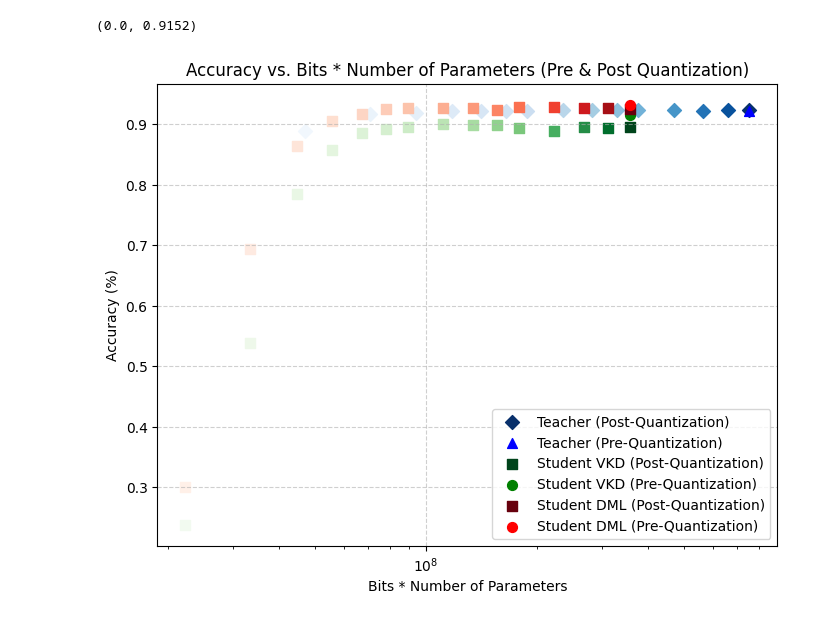
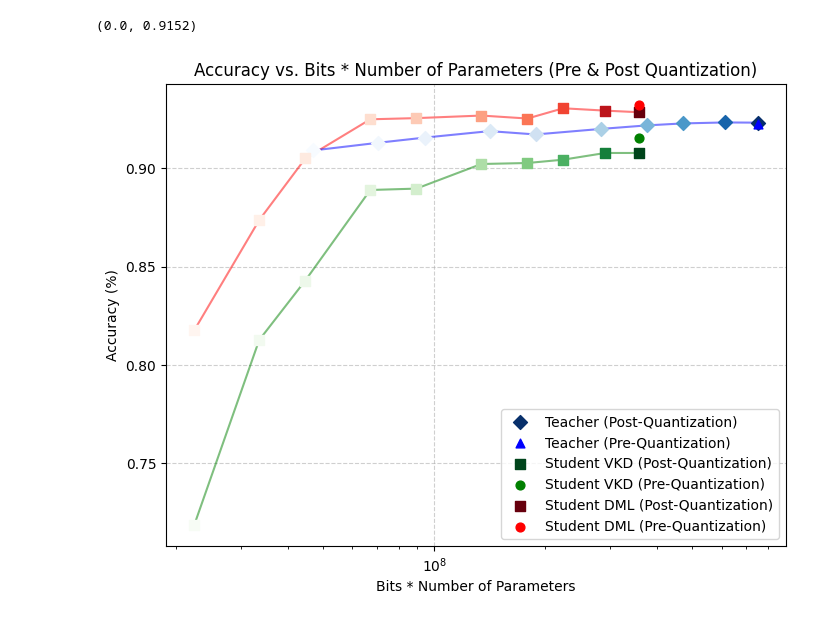
Before and after one commit to jiangqiw/DSC180B_Q2_Project, a Jupyter notebook: distill_teacher.ipynb, the cells around one changed output. Drawn from its saved outputs; the diff is of its cells as text; code cells hidden in the pictures.

```diff
--- a/distill_teacher.ipynb
+++ b/distill_teacher.ipynb
@@ -243,7 +246,7 @@ range2= range(20, 8, -4)
 range3= range(8, 4, -2)
 range4= range(4, 1, -1)
 bits_list = list(range1) + list(range2) + list(range3) + list(range4)
-
+bits_list= range(3, 1, -1)
 for bits in bits_list:
     # Quantization process
     quantizer = QuantizeNeuralNet(
@@ -254,8 +257,8 @@ for bits in bits_list:
         mlp_bits=bits,
         cnn_bits=bits,
         ignore_layers=[],
-        mlp_alphabet_scalar=scalar(bits),
-        cnn_alphabet_scalar=scalar(bits),
+        mlp_alphabet_scalar= 1.16, # scalar(bits)
+        cnn_alphabet_scalar= 1.16, #scalar(bits),
         mlp_percentile=1,
         cnn_percentile=1,
         reg=None,
@@ -920,11 +923,11 @@ Checkpoint saved for Student 1 at Epoch 6: checkpoints_student/checkpoints_stude
 KeyboardInterrupt:
 # %%
 #check accuracy
-checkpoint = torch.load('checkpoints_student/checkpoints_student_DML/student_0_epoch_5.pth')
+checkpoint = torch.load('checkpoints_student/checkpoints_student_DML/student_0_epoch_15.pth')
 student_net = networks.StudentNetwork(0.0, teacher_net = teacher_net)
 student_net = student_net.to(fast_device)
 student_net.load_state_dict(checkpoint)
-
+reproducibilitySeed()
 utils.getLossAccuracyOnDataset(student_net, test_loader, fast_device)
 # %% [output]
 (0.0, 0.932)
@@ -1213,9 +1215,9 @@ pre_quantization_teacher_bit_para = 752666944
 cmap_student_dml = plt.cm.Reds
 cmap_student_van = plt.cm.Greens
 cmap_teacher = plt.cm.Blues
-norm_student_dml = plt.Normalize(vmin=min(quant_student_dml['Bits*Num_Parameter'] * 0.5), vmax=max(quant_student_dml['Bits*Num_Parameter']))
-norm_student_van = plt.Normalize(vmin=min(quant_student_van['Bits*Num_Parameter'] * 0.5), vmax=max(quant_student_van['Bits*Num_Parameter']))
-norm_teacher = plt.Normalize(vmin=min(quant_teacher['Bits*Num_Parameter'] * 0.5), vmax=max(quant_teacher['Bits*Num_Parameter']))
+norm_student_dml = plt.Normalize(vmin=min(quant_student_dml['Bits*Num_Parameter']), vmax=max(quant_student_dml['Bits*Num_Parameter']))
+norm_student_van = plt.Normalize(vmin=min(quant_student_van['Bits*Num_Parameter']), vmax=max(quant_student_van['Bits*Num_Parameter']))
+norm_teacher = plt.Normalize(vmin=min(quant_teacher['Bits*Num_Parameter']), vmax=max(quant_teacher['Bits*Num_Parameter']))
 
 # Define fixed colors for pre-quantization models
 pre_student__dml_color = "red"
@@ -1232,43 +1234,54 @@ marker_mapping = {
 
 fig, ax = plt.subplots(figsize=(8, 6))
 
+# Plot Post-Quantization Student
+ax.plot(quant_student_dml['Bits*Num_Parameter'], quant_student_dml['Quantized Test Accuracy'],
+        color='red', alpha=0.5, linestyle='-', linewidth=1.5)
+ax.plot(quant_student_van['Bits*Num_Parameter'], quant_student_van['Quantized Test Accuracy'],
+        color='green', alpha=0.5, linestyle='-', linewidth=1.5)
+
+# Plot Post-Quantization Teacher
+ax.plot(quant_teacher['Bits*Num_Parameter'], quant_teacher['Quantized Test Accuracy'],
+        color='blue', alpha=0.5, linestyle='-', linewidth=1.5)
+
+
 # Plot Post-Quantization points
 for index, row in quant_teacher.iterrows():
     color_teacher = cmap_teacher(norm_teacher(row['Bits*Num_Parameter']))
     ax.scatter(row['Bits*Num_Parameter'], row['Quantized Test Accuracy'],
-               color=color_teacher, marker=marker_mapping["post_teacher"], s=50, label="Teacher (Post-Quantization)" if index == 0 else "")
+               color=color_teacher, marker=marker_mapping["post_teacher"], s=50, zorder = 10, label="Teacher (Post-Quantization)" if index == 0 else "")
 ax.scatter(pre_quantization_teacher_bit_para, pre_quantization_teacher_accuracy,
-           color=pre_teacher_color, marker=marker_mapping["pre_teacher"], label="Teacher (Pre-Quantization)", s=50)
+           color=pre_teacher_color, marker=marker_mapping["pre_teacher"], label="Teacher (Pre-Quantization)", s=40, zorder = 10)
 
 for index, row in quant_student_van.iterrows():
     color_student = cmap_student_van(norm_student_van(row['Bits*Num_Parameter']))
     ax.scatter(row['Bits*Num_Parameter'], row['Quantized Test Accuracy'],
-               color=color_student, marker=marker_mapping["post_student"], s=50, label="Student VKD (Post-Quantization)" if index == 0 else "")
+               color=color_student, marker=marker_mapping["post_student"], s=50, zorder = 10, label="Student VKD (Post-Quantization)" if index == 0 else "")
 ax.scatter(pre_quantization_student_dml_bit_para, pre_quantization_student_van_accuracy,
-           color=pre_student_color_van, marker=marker_mapping["pre_student"], label="Student VKD (Pre-Quantization)", s=50)
+           color=pre_student_color_van, marker=marker_mapping["pre_student"], label="Student VKD (Pre-Quantization)", s=40, zorder = 10)
 
 
 for index, row in quant_student_dml.iterrows():
     color_student = cmap_student_dml(norm_student_dml(row['Bits*Num_Parameter']))
     ax.scatter(row['Bits*Num_Parameter'], row['Quantized Test Accuracy'],
-               color=color_student, marker=marker_mapping["post_student"], s=50, label="Student DML (Post-Quantization)" if index == 0 else "")
+               color=color_student, marker=marker_mapping["post_student"], s=50, zorder = 10, label="Student DML (Post-Quantization)" if index == 0 else "")
 ax.scatter(pre_quantization_student_dml_bit_para, pre_quantization_student_dml_accuracy,
-           color=pre_student_color_dml, marker=marker_mapping["pre_student"], label="Student DML (Pre-Quantization)", s=50)
+           color=pre_student_color_dml, marker=marker_mapping["pre_student"], label="Student DML (Pre-Quantization)", s=40, zorder = 10)
 
 
 # Labels and title
 plt.xlabel("Bits * Number of Parameters")
 plt.ylabel("Accuracy (%)")
 plt.title("Accuracy vs. Bits * Number of Parameters (Pre & Post Quantization)")
 plt.xscale("log")  # Using log scale for better parameter visualization
 plt.legend()
 plt.grid(True, linestyle='--', alpha=0.6)
 
 # Save the plot
 if not os.path.exists('images'):
     os.makedirs('images')
 image_path = os.path.join('images', "quantization_effects.png")
 plt.savefig(image_path, dpi=500)
 plt.show()
 # %% [output]
-[figure, old version]
+[figure, new version]
```
Also changed, not shown: parts of 6 cells of this notebook, 3 other files.
